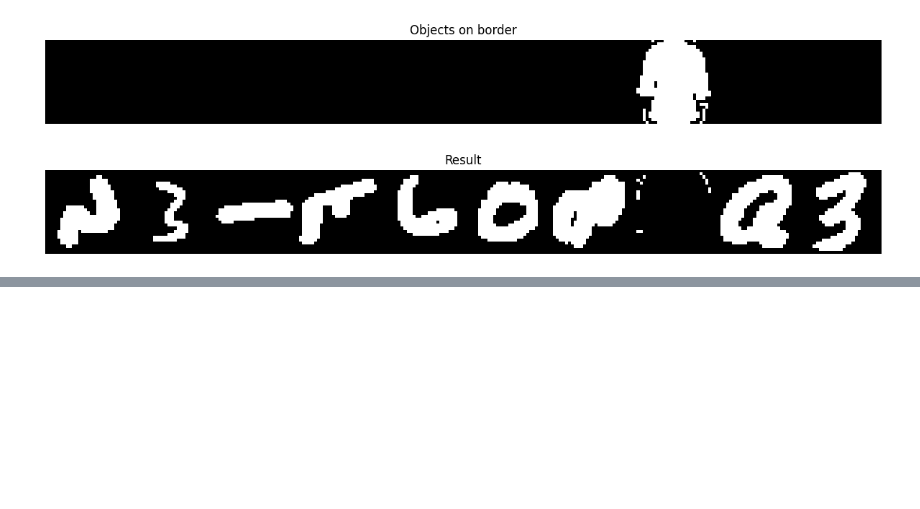
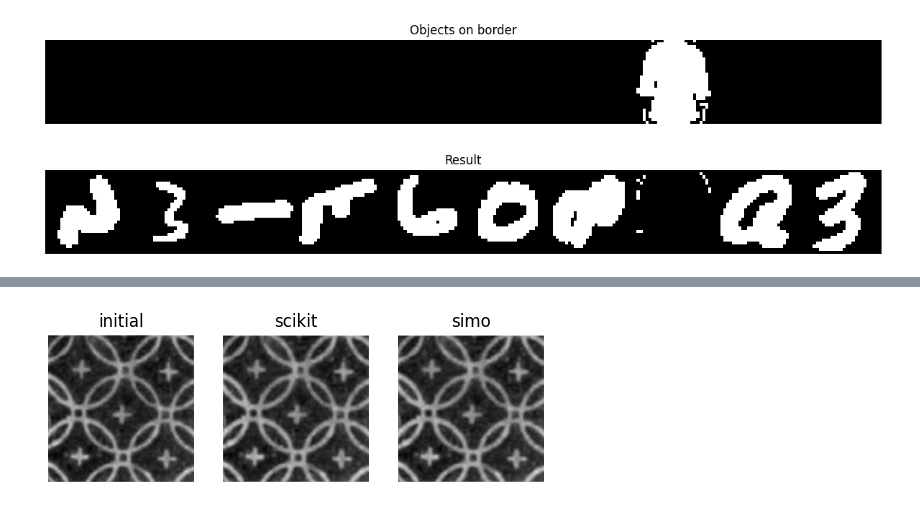
Before and after one commit to SimeonHristov99/morphological_reconstruction, a Jupyter notebook: morphological_reconstruction.ipynb, the cells around one changed output, grey strips where cells are left out. Cells and saved outputs as stored; diff of their text form; code cells hidden in the pictures; blank space fills up the shorter version.

```diff
--- a/morphological_reconstruction.ipynb
+++ b/morphological_reconstruction.ipynb
@@ -432,0 +541,18 @@ print_batch(res, 'Result')
+# %%
+fig, axs = plt.subplots(ncols=3, nrows=1)
+
+axs[0].set_title('initial')
+axs[0].axis('off')
+axs[0].imshow(im, cmap='gray')
+
+axs[1].set_title('scikit')
+axs[1].axis('off')
+axs[1].imshow(im_scikit, cmap='gray')
+
+axs[2].set_title('simo')
+axs[2].axis('off')
+axs[2].imshow(im_simo, cmap='gray')
+
+plt.show();
+# %% [output]
+[figure, added]
```
Also changed, not shown: parts of 16 cells of this notebook, 2 other files.
